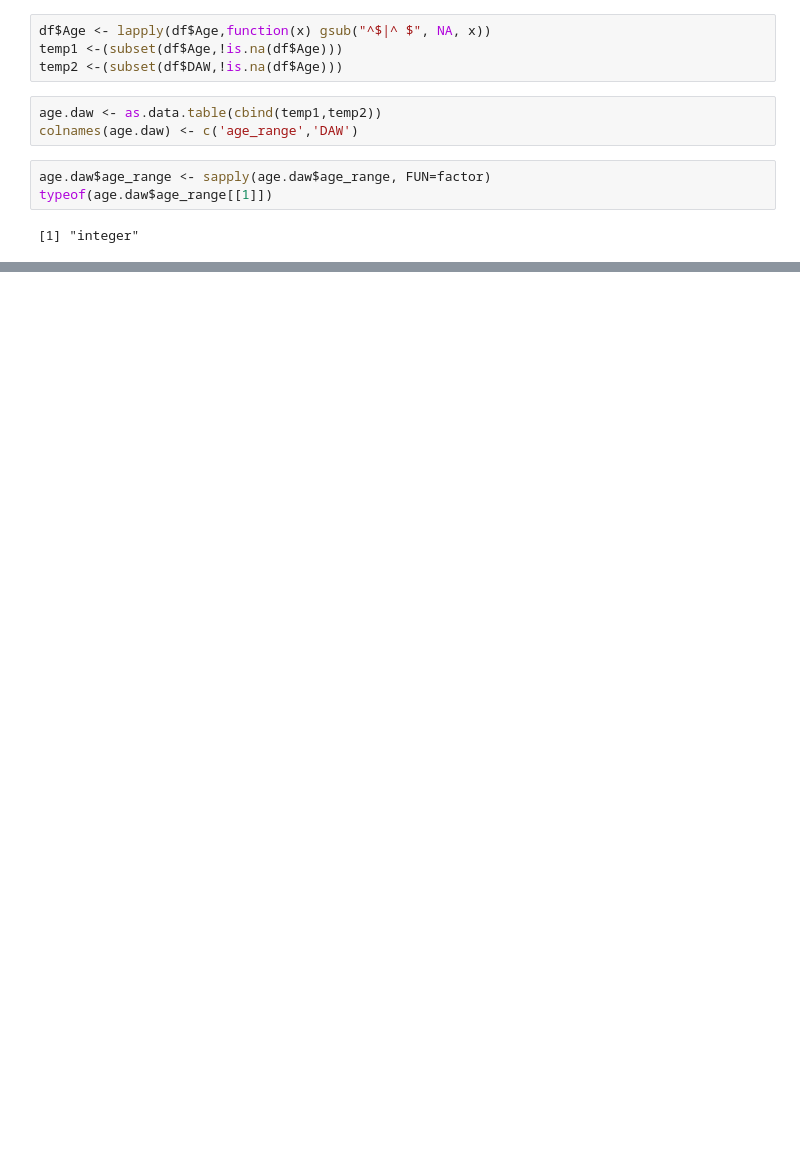
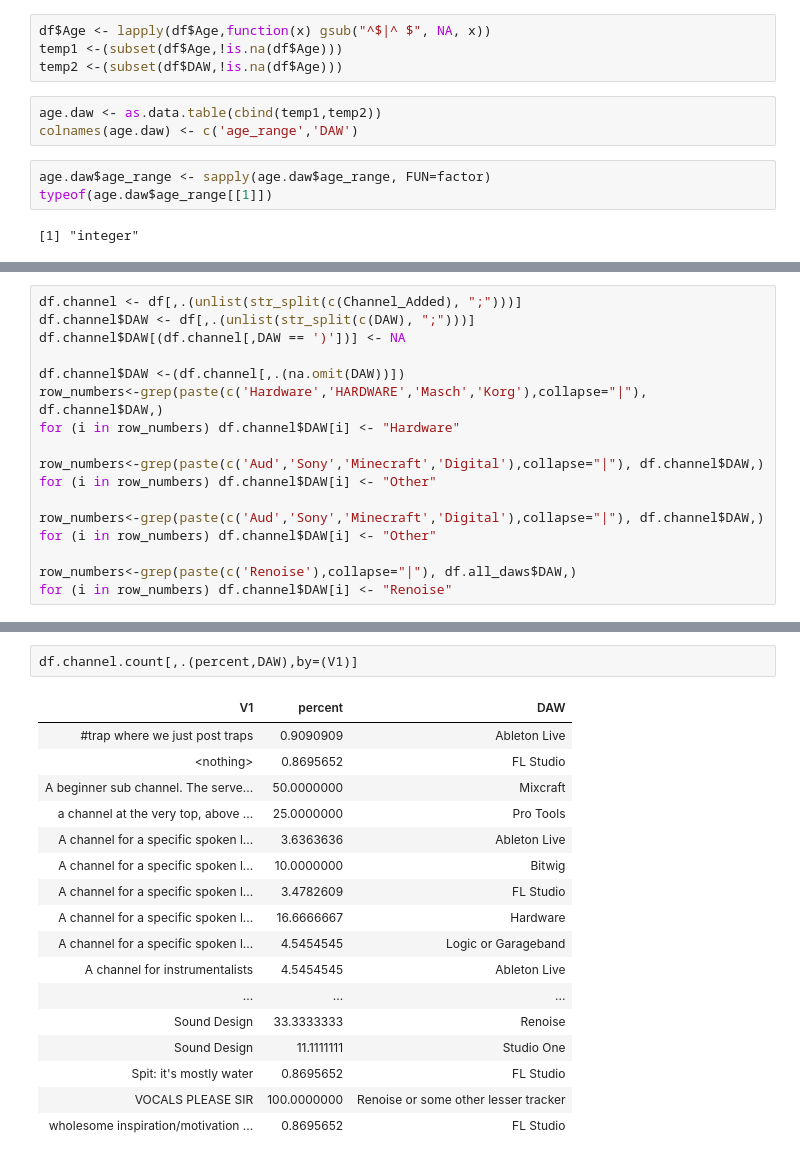
Before and after one commit to CalebWelch/edmp_survey, a Jupyter notebook: Untitled1.ipynb, the cells around one changed output, grey strips where cells are left out. Drawn from its saved outputs; the diff is of its cells as text; blank space fills up the shorter version.

```diff
--- a/Untitled1.ipynb
+++ b/Untitled1.ipynb
@@ -168,0 +215,17 @@ ggplot (age.daw.age, aes(x=age.count.range,y=age.count.freq))+ geom_bar(stat='id
+# %%
+df.channel <- df[,.(unlist(str_split(c(Channel_Added), ";")))]
+df.channel$DAW <- df[,.(unlist(str_split(c(DAW), ";")))]
+df.channel$DAW[(df.channel[,DAW == ')'])] <- NA
+
+df.channel$DAW <-(df.channel[,.(na.omit(DAW))])
+row_numbers<-grep(paste(c('Hardware','HARDWARE','Masch','Korg'),collapse="|"), df.channel$DAW,)
+for (i in row_numbers) df.channel$DAW[i] <- "Hardware"
+
+row_numbers<-grep(paste(c('Aud','Sony','Minecraft','Digital'),collapse="|"), df.channel$DAW,)
+for (i in row_numbers) df.channel$DAW[i] <- "Other"
+
+row_numbers<-grep(paste(c('Aud','Sony','Minecraft','Digital'),collapse="|"), df.channel$DAW,)
+for (i in row_numbers) df.channel$DAW[i] <- "Other"
+
+row_numbers<-grep(paste(c('Renoise'),collapse="|"), df.all_daws$DAW,)
+for (i in row_numbers) df.channel$DAW[i] <- "Renoise"
@@ -168,0 +256,20 @@ ggplot (age.daw.age, aes(x=age.count.range,y=age.count.freq))+ geom_bar(stat='id
+# %%
+df.channel.count[,.(percent,DAW),by=(V1)]
+# %% [output]
+| V1 | percent | DAW |
+| #trap where we just post traps | 0.9090909 | Ableton Live |
+| <nothing> | 0.8695652 | FL Studio |
+| A beginner sub channel. The serve... | 50.0000000 | Mixcraft |
+| a channel at the very top, above ... | 25.0000000 | Pro Tools |
+| A channel for a specific spoken l... | 3.6363636 | Ableton Live |
+| A channel for a specific spoken l... | 10.0000000 | Bitwig |
+| A channel for a specific spoken l... | 3.4782609 | FL Studio |
+| A channel for a specific spoken l... | 16.6666667 | Hardware |
+| A channel for a specific spoken l... | 4.5454545 | Logic or Garageband |
+| A channel for instrumentalists | 4.5454545 | Ableton Live |
+| ... | ... | ... |
+| Sound Design | 33.3333333 | Renoise |
+| Sound Design | 11.1111111 | Studio One |
+| Spit: it's mostly water | 0.8695652 | FL Studio |
+| VOCALS PLEASE SIR | 100.0000000 | Renoise or some other lesser tracker |
+| wholesome inspiration/motivation ... | 0.8695652 | FL Studio |
```
Also changed, not shown: parts of 22 cells of this notebook.
